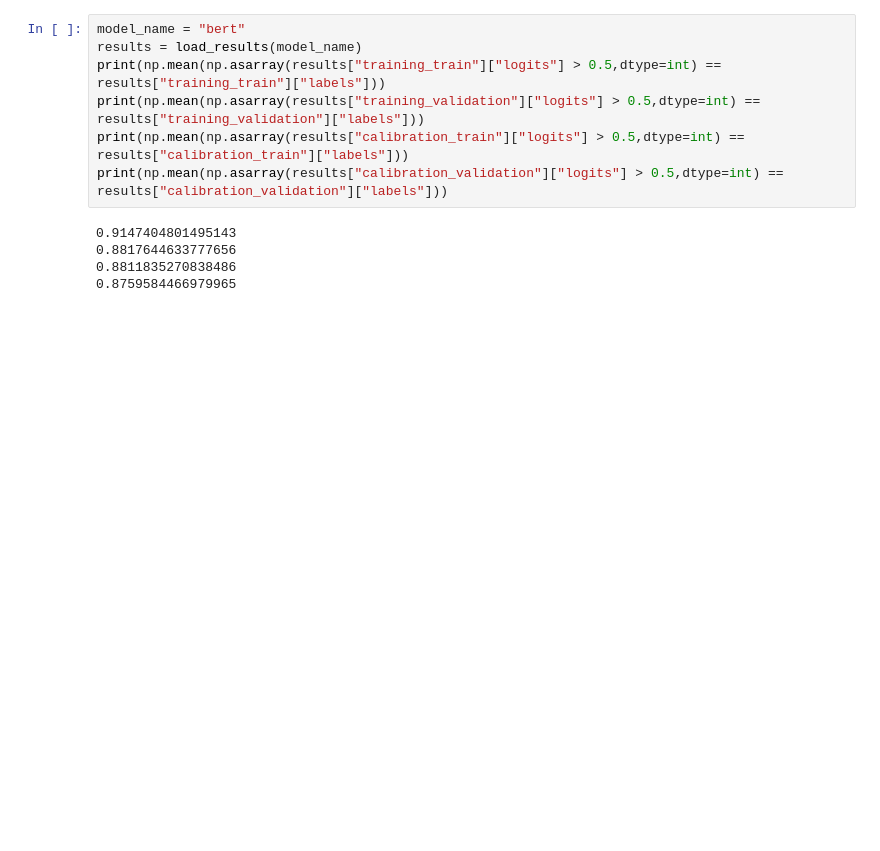
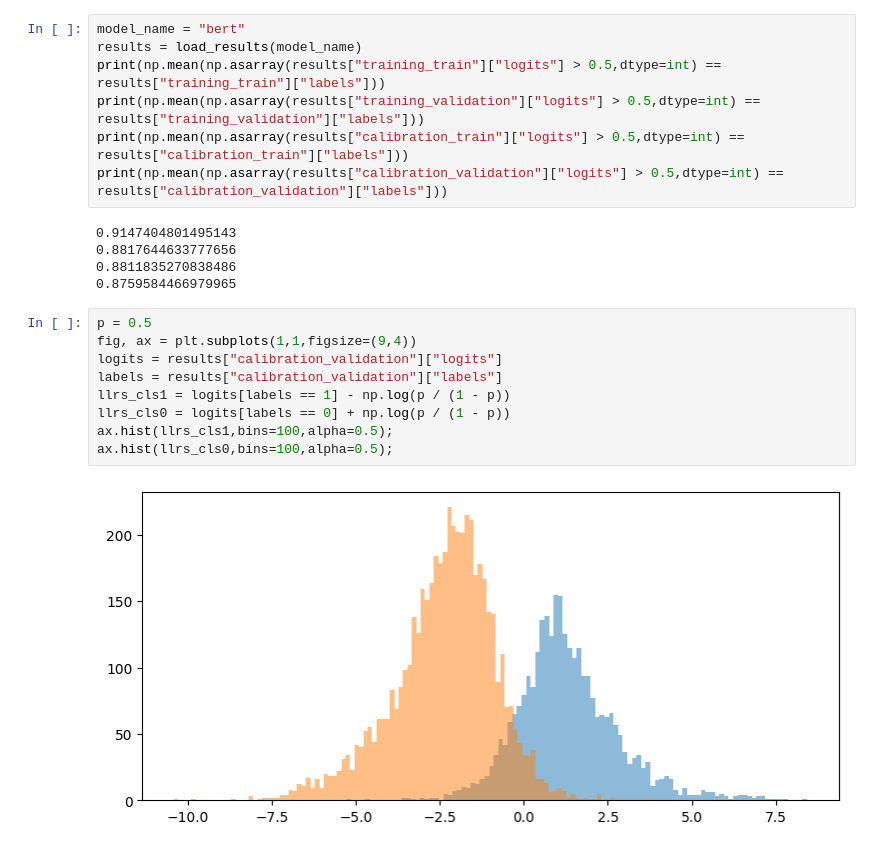
Before and after one commit to LautaroEst/calibration-ppd, a Jupyter notebook: experiments/00_train_system/notebooks/results_analysis.ipynb, the cells around one changed output. Cells and saved outputs as stored; diff of their text form; blank space fills up the shorter version.

```diff
--- a/experiments/00_train_system/notebooks/results_analysis.ipynb
+++ b/experiments/00_train_system/notebooks/results_analysis.ipynb
@@ -32,3 +33,14 @@ print(np.mean(np.asarray(results["calibration_validation"]["logits"] > 0.5,dtype
 0.8817644633777656
 0.8811835270838486
 0.8759584466979965
+# %%
+p = 0.5
+fig, ax = plt.subplots(1,1,figsize=(9,4))
+logits = results["calibration_validation"]["logits"]
+labels = results["calibration_validation"]["labels"]
+llrs_cls1 = logits[labels == 1] - np.log(p / (1 - p))
+llrs_cls0 = logits[labels == 0] + np.log(p / (1 - p))
+ax.hist(llrs_cls1,bins=100,alpha=0.5);
+ax.hist(llrs_cls0,bins=100,alpha=0.5);
+# %% [output]
+[figure, added]
```
Also changed, not shown: parts of 2 cells of this notebook, 7 other files.
